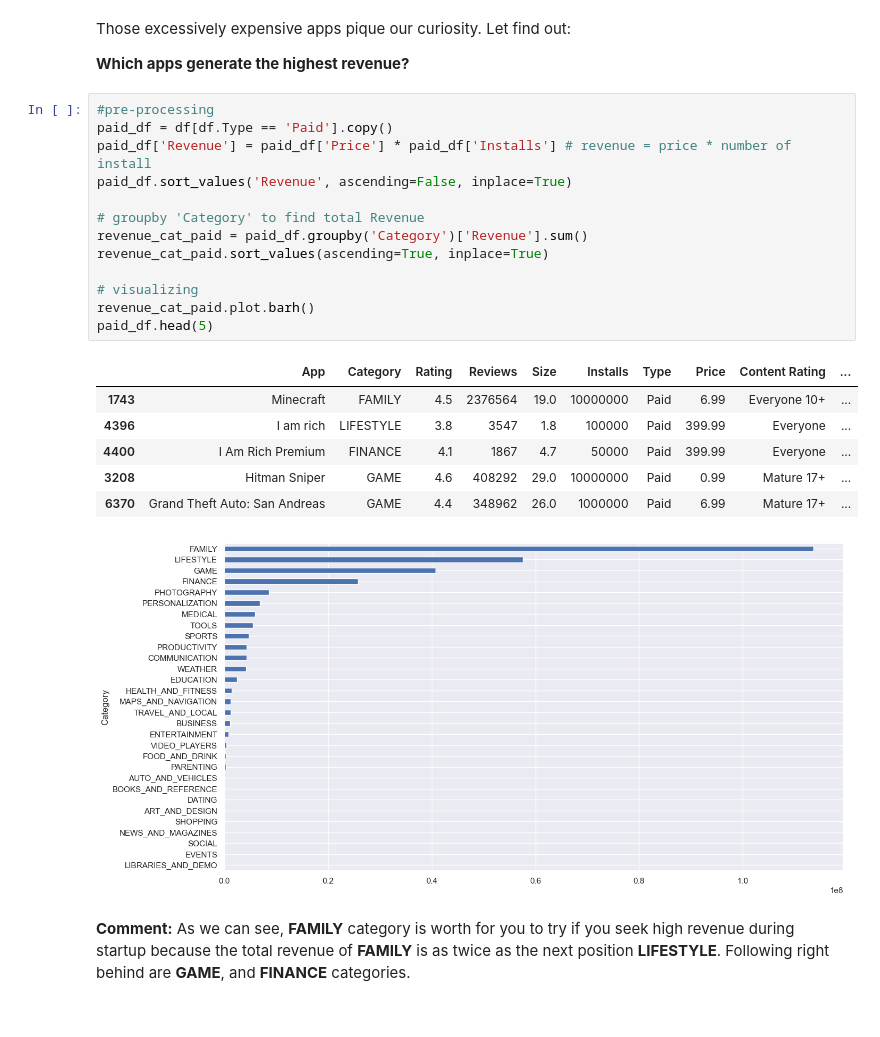
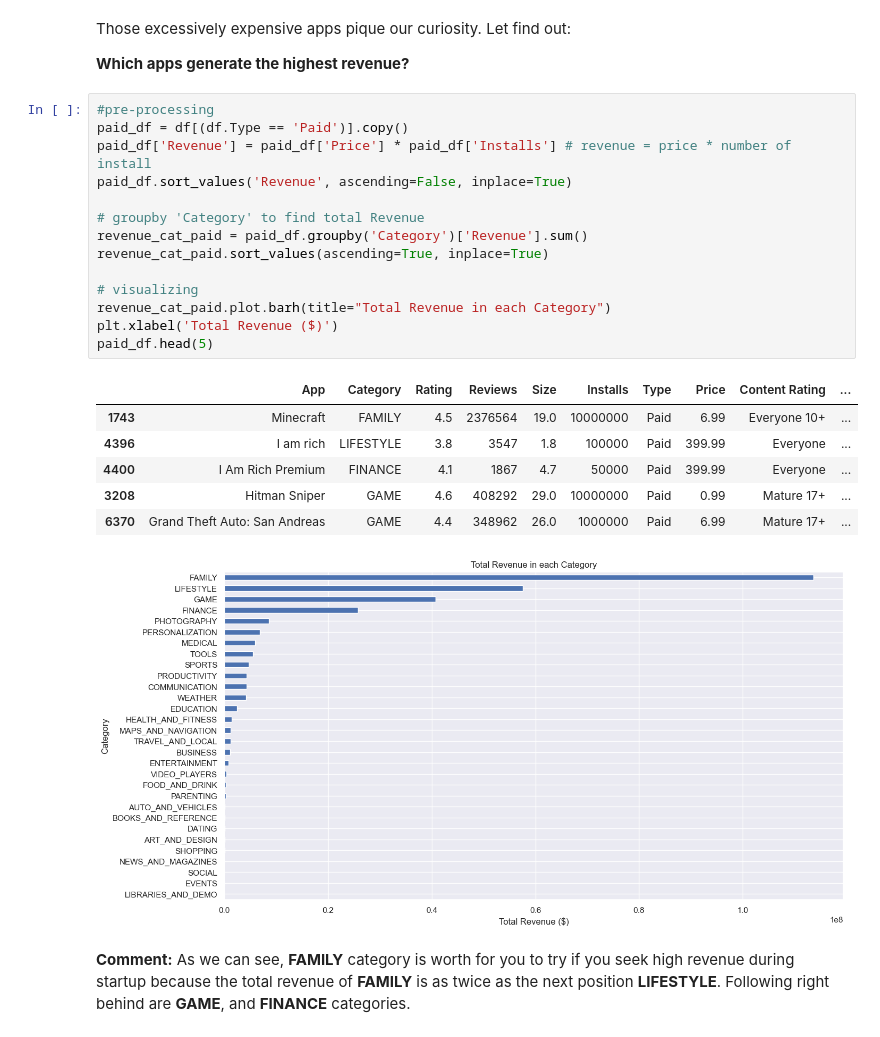
Before and after one commit to Luc-h0/Lap_trinh_cho_khoa_hoc_du_lieu, a Jupyter notebook: Notebook/2.0-EDA.ipynb, the cells around one changed output. Saved outputs shown, nothing was run; the diff lists cells and outputs as text.

```diff
--- a/Notebook/2.0-EDA.ipynb
+++ b/Notebook/2.0-EDA.ipynb
@@ -633,24 +689,25 @@ Those excessively expensive apps pique our curiosity. Let find out:
 **Which apps generate the highest revenue?**
 # %%
 #pre-processing
-paid_df = df[df.Type == 'Paid'].copy()
+paid_df = df[(df.Type == 'Paid')].copy()
 paid_df['Revenue'] = paid_df['Price'] * paid_df['Installs'] # revenue = price * number of install
 paid_df.sort_values('Revenue', ascending=False, inplace=True)
 
 # groupby 'Category' to find total Revenue
 revenue_cat_paid = paid_df.groupby('Category')['Revenue'].sum()
 revenue_cat_paid.sort_values(ascending=True, inplace=True)
 
 # visualizing
-revenue_cat_paid.plot.barh()
+revenue_cat_paid.plot.barh(title="Total Revenue in each Category")
+plt.xlabel('Total Revenue ($)')
 paid_df.head(5)
 # %% [output]
 |  | App | Category | Rating | Reviews | Size | Installs | Type | Price | Content Rating | ... |
 | 1743 | Minecraft | FAMILY | 4.5 | 2376564 | 19.0 | 10000000 | Paid | 6.99 | Everyone 10+ | ... |
 | 4396 | I am rich | LIFESTYLE | 3.8 | 3547 | 1.8 | 100000 | Paid | 399.99 | Everyone | ... |
 | 4400 | I Am Rich Premium | FINANCE | 4.1 | 1867 | 4.7 | 50000 | Paid | 399.99 | Everyone | ... |
 | 3208 | Hitman Sniper | GAME | 4.6 | 408292 | 29.0 | 10000000 | Paid | 0.99 | Mature 17+ | ... |
 | 6370 | Grand Theft Auto: San Andreas | GAME | 4.4 | 348962 | 26.0 | 1000000 | Paid | 6.99 | Mature 17+ | ... |
-[figure, old version]
+[figure, new version]
 # %% [markdown]
 **Comment:** As we can see, **FAMILY** category is worth for you to try if you seek high revenue during startup because the total revenue of **FAMILY** is as twice as the next position **LIFESTYLE**. Following right behind are  **GAME**, and **FINANCE** categories.
```
Also changed, not shown: parts of 24 cells of this notebook, 1 other file.
